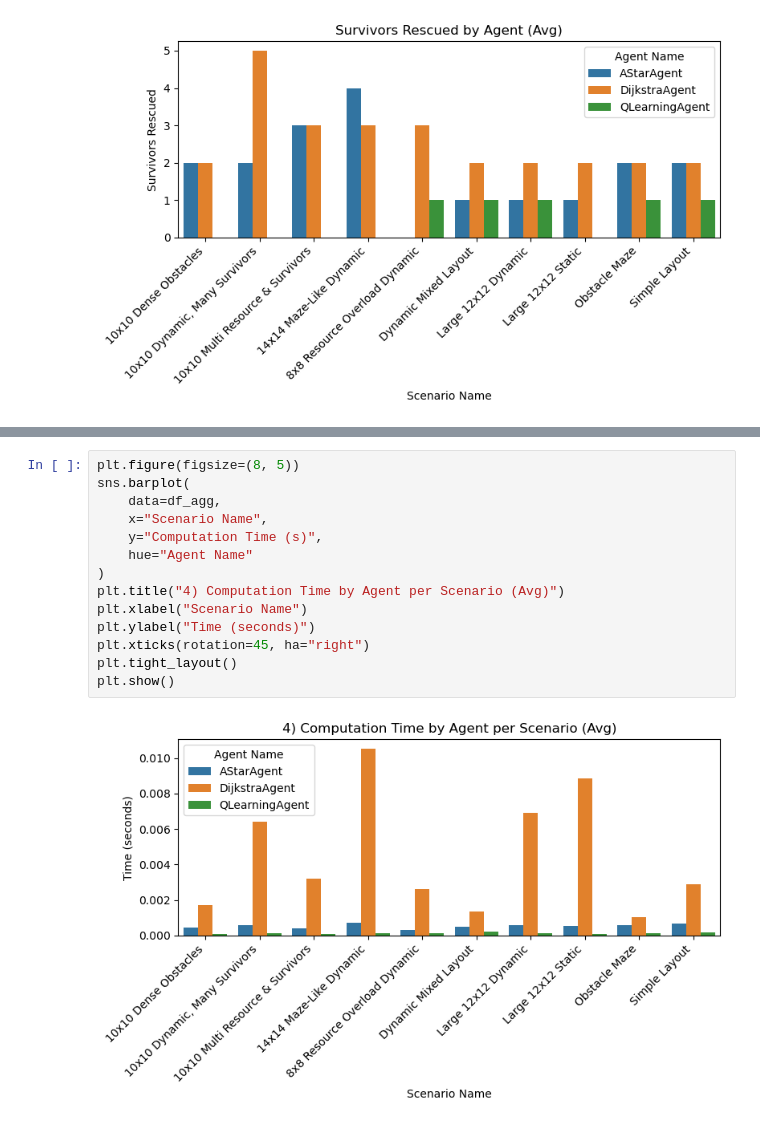
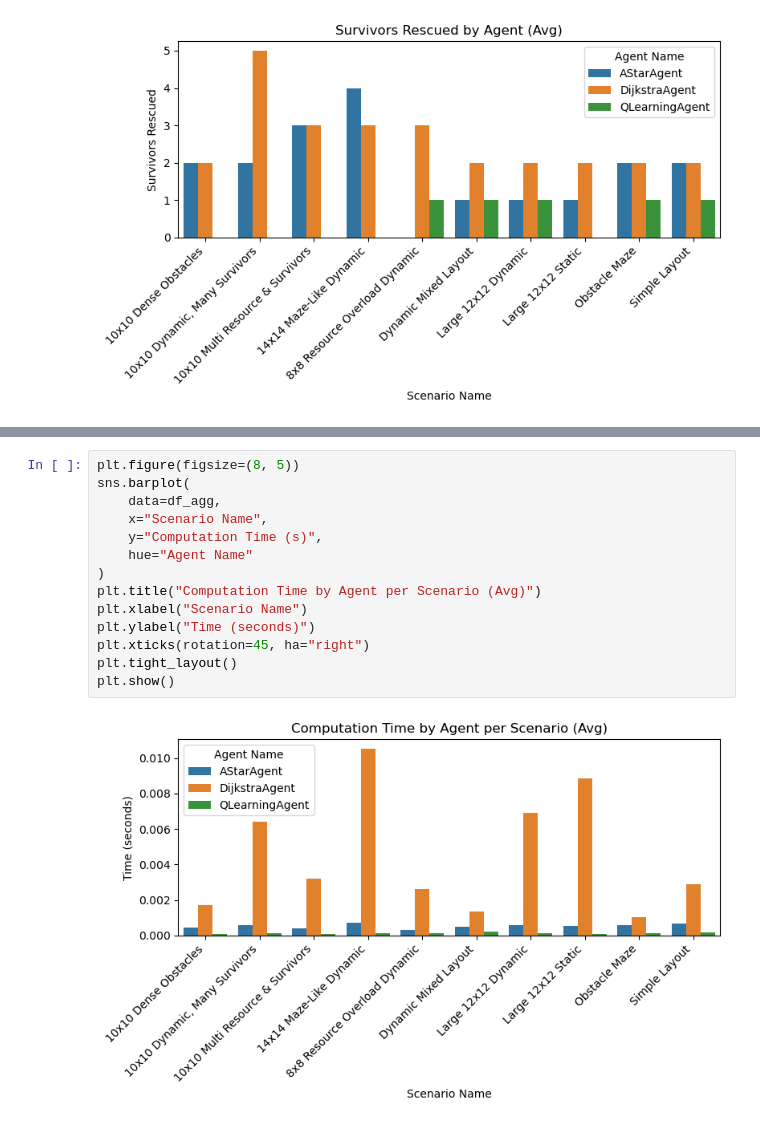
Before and after one commit to NeuralWave42/ST449---Project, a Jupyter notebook: draft-final-group-code.ipynb, the cells around one changed output, grey strips where cells are left out. Saved outputs shown, nothing was run; the diff lists cells and outputs as text.

```diff
--- a/draft-final-group-code.ipynb
+++ b/draft-final-group-code.ipynb
@@ -1220,19 +1220,19 @@ plt.show()
 # %%
 plt.figure(figsize=(8, 5))
 sns.barplot(
     data=df_agg,
     x="Scenario Name",
     y="Computation Time (s)",
     hue="Agent Name"
 )
-plt.title("4) Computation Time by Agent per Scenario (Avg)")
+plt.title("Computation Time by Agent per Scenario (Avg)")
 plt.xlabel("Scenario Name")
 plt.ylabel("Time (seconds)")
 plt.xticks(rotation=45, ha="right")
 plt.tight_layout()
 plt.show()
 # %% [output]
-[figure, old version]
+[figure, new version]
 # %%
 # Correlation Heatmap for numeric columns
 plt.figure(figsize=(6, 5))
```
Also changed, not shown: parts of 2 cells of this notebook.
